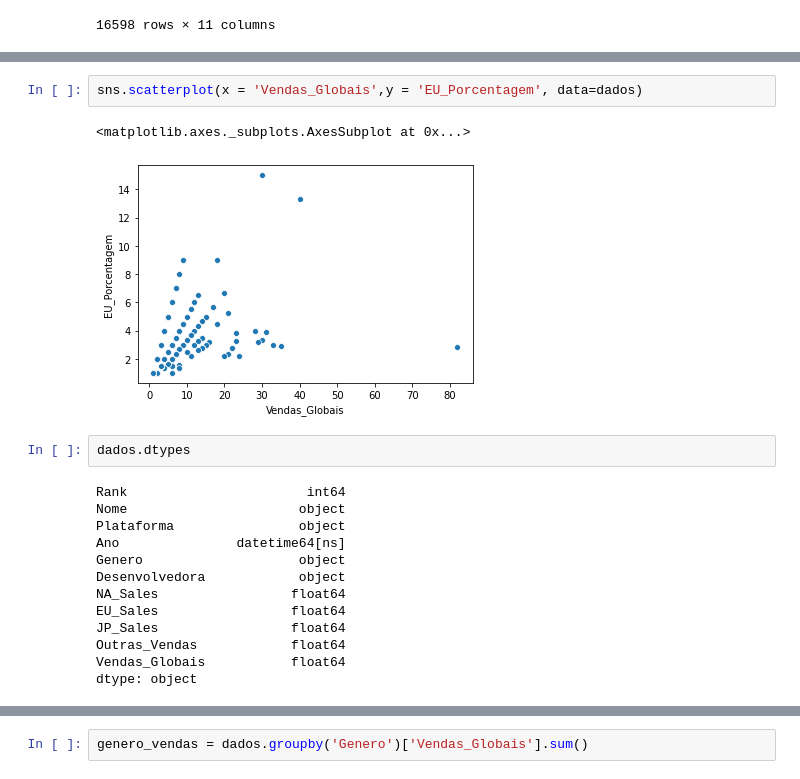
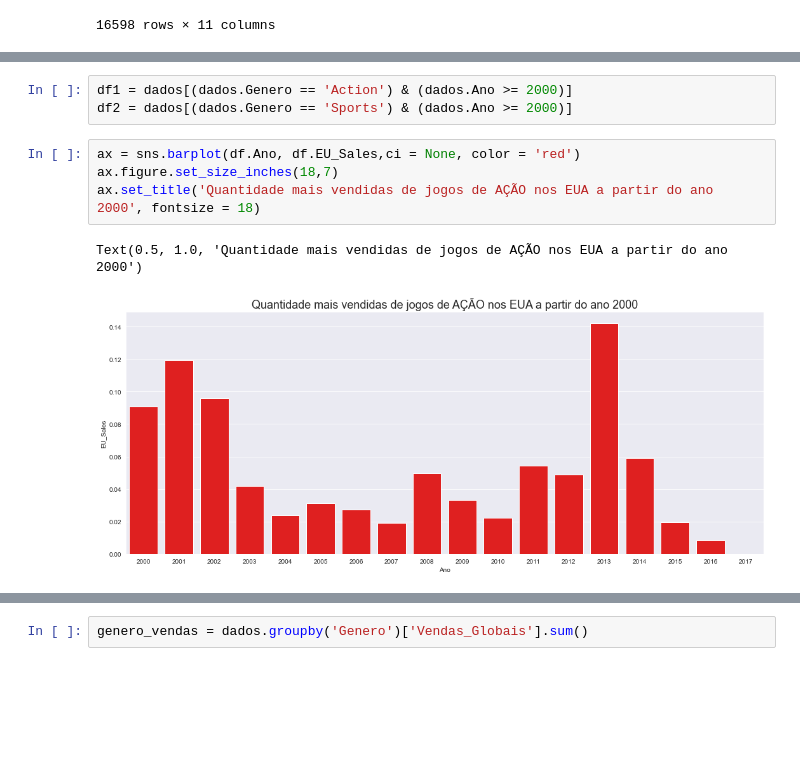
Before and after one commit to Vvitoor21/PythonForDataAnalytics, a Jupyter notebook: 08_Dados_Jogos_Vendas.ipynb, the cells around one changed output, grey strips where cells are left out. Drawn from its saved outputs; the diff is of its cells as text; blank space fills up the shorter version.

```diff
--- a/08_Dados_Jogos_Vendas.ipynb
+++ b/08_Dados_Jogos_Vendas.ipynb
@@ -95,20 +83,10 @@ dtype: object
-# %%
-sns.scatterplot(x = 'Vendas_Globais',y = 'EU_Porcentagem', data=dados)
-# %% [output]
-<matplotlib.axes._subplots.AxesSubplot at 0x...>
-[figure, removed]
-# %%
-dados.dtypes
-# %% [output]
-Rank                       int64
-Nome                      object
-Plataforma                object
-Ano               datetime64[ns]
-Genero                    object
-Desenvolvedora            object
-NA_Sales                 float64
-EU_Sales                 float64
-JP_Sales                 float64
-Outras_Vendas            float64
-Vendas_Globais           float64
-dtype: object
+# %%
+df1 = dados[(dados.Genero == 'Action') & (dados.Ano >= 2000)]
+df2 = dados[(dados.Genero == 'Sports') & (dados.Ano >= 2000)]
+# %%
+ax = sns.barplot(df.Ano, df.EU_Sales,ci = None, color = 'red')
+ax.figure.set_size_inches(18,7)
+ax.set_title('Quantidade mais vendidas de jogos de AÇÃO nos EUA a partir do ano 2000', fontsize = 18)
+# %% [output]
+Text(0.5, 1.0, 'Quantidade mais vendidas de jogos de AÇÃO nos EUA a partir do ano 2000')
+[figure, added]
```
Also changed, not shown: parts of 15 cells of this notebook.
